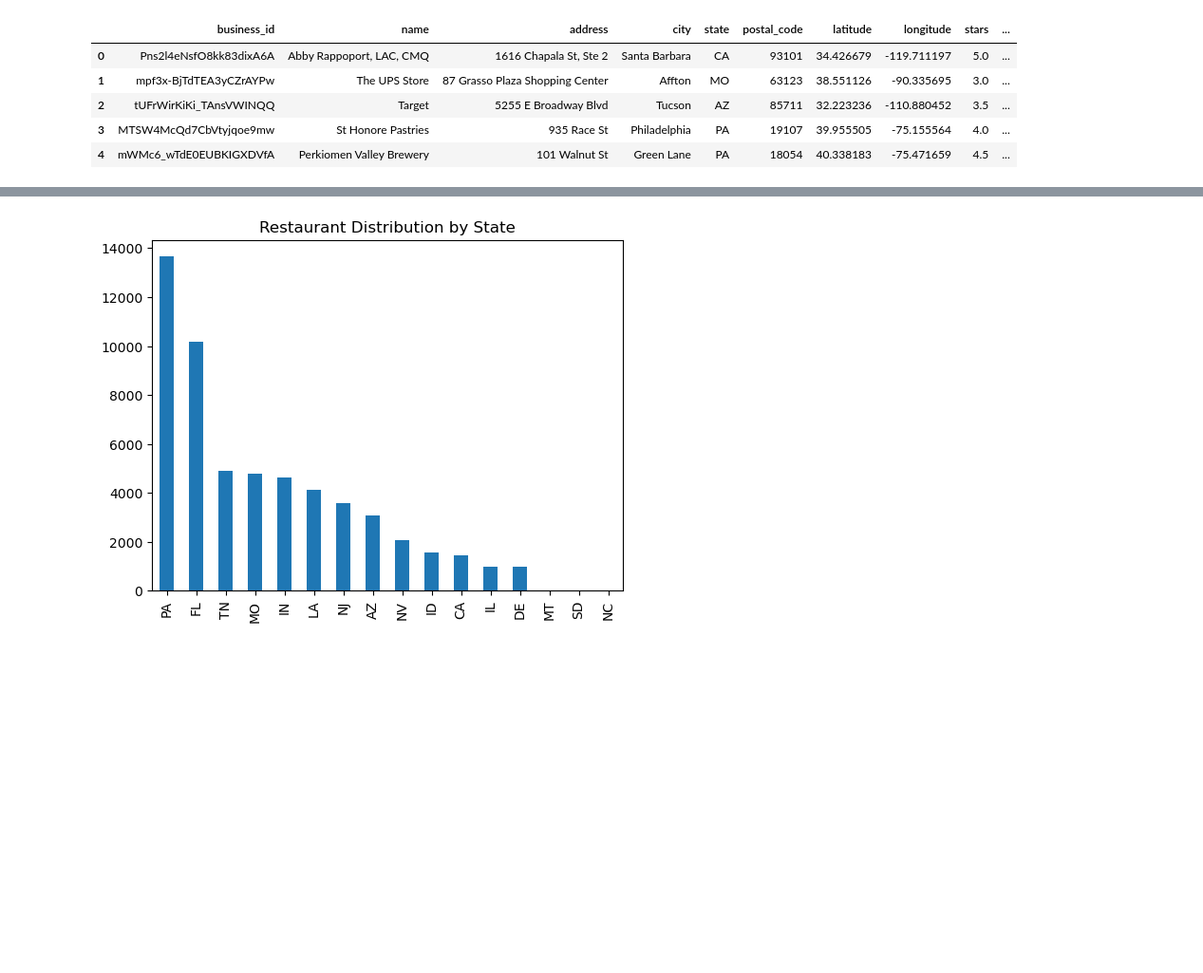
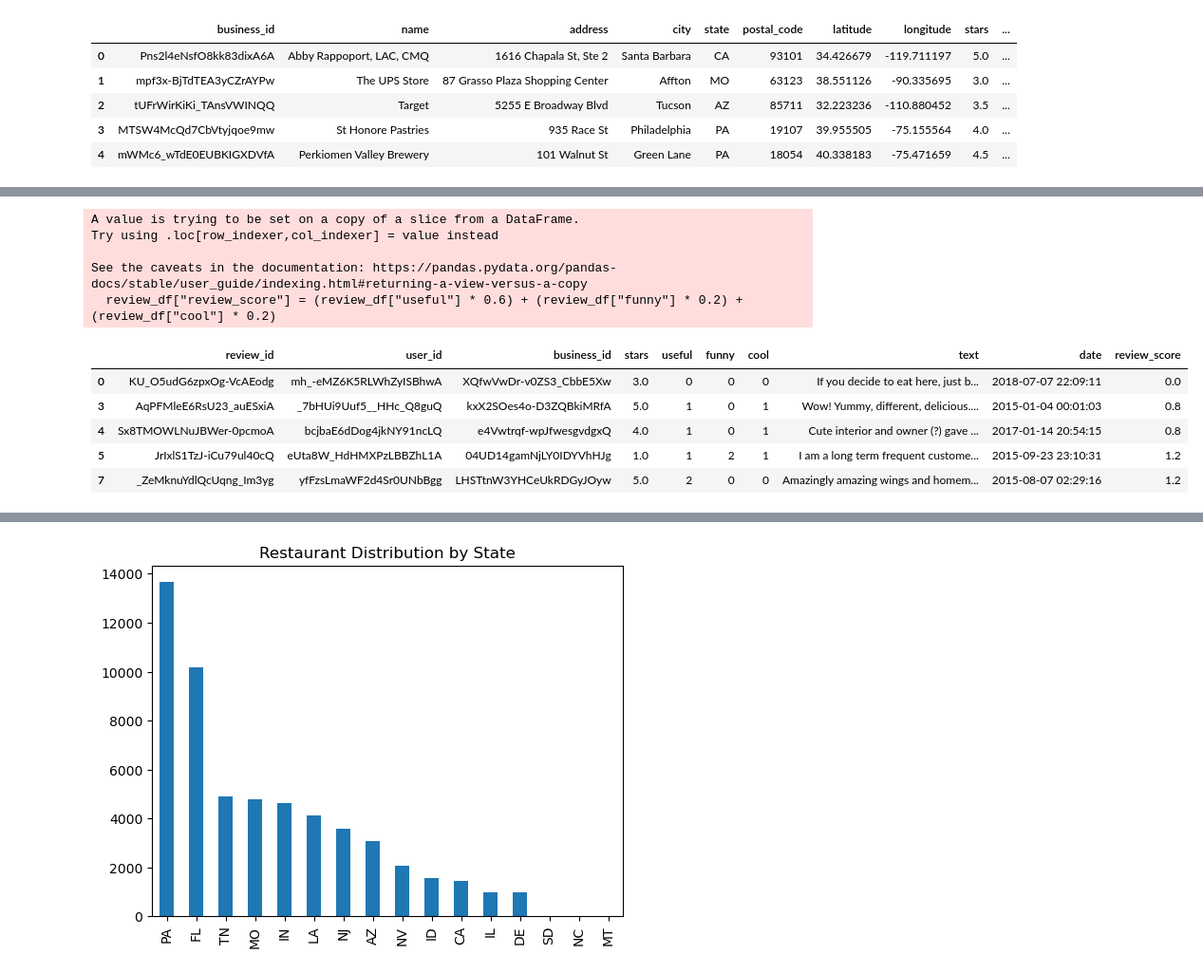
Before and after one commit to HongyuMu/Restaurant-Recommendation-Engine, a Jupyter notebook: Data Related/Yelp_Data.ipynb, the cells around one changed output, grey strips where cells are left out. Shown: that part at 95% size. Saved outputs shown, nothing was run; the diff lists cells and outputs as text; code cells hidden in the pictures; blank space fills up the shorter version.

```diff
--- a/Data Related/Yelp_Data.ipynb
+++ b/Data Related/Yelp_Data.ipynb
@@ -182,0 +177,4 @@ business_df_cleaned.head()
+# %%
+restaurant_ids = set(business_df_cleaned["business_id"])
+review_df = review_df[review_df["business_id"].isin(restaurant_ids)]
+review_df.info()
@@ -183 +198,16 @@ business_df_cleaned.head()
+# %%
+review_df["review_score"] = (review_df["useful"] * 0.6) + (review_df["funny"] * 0.2) + (review_df["cool"] * 0.2)
+review_df.head()
+# %% [output]
+A value is trying to be set on a copy of a slice from a DataFrame.
+Try using .loc[row_indexer,col_indexer] = value instead
+
+See the caveats in the documentation: https://pandas.pydata.org/pandas-docs/stable/user_guide/indexing.html#returning-a-view-versus-a-copy
+  review_df["review_score"] = (review_df["useful"] * 0.6) + (review_df["funny"] * 0.2) + (review_df["cool"] * 0.2)
+|  | review_id | user_id | business_id | stars | useful | funny | cool | text | date | review_score |
+| 0 | KU_O5udG6zpxOg-VcAEodg | mh_-eMZ6K5RLWhZyISBhwA | XQfwVwDr-v0ZS3_CbbE5Xw | 3.0 | 0 | 0 | 0 | If you decide to eat here, just b... | 2018-07-07 22:09:11 | 0.0 |
+| 3 | AqPFMleE6RsU23_auESxiA | _7bHUi9Uuf5__HHc_Q8guQ | kxX2SOes4o-D3ZQBkiMRfA | 5.0 | 1 | 0 | 1 | Wow! Yummy, different, delicious.... | 2015-01-04 00:01:03 | 0.8 |
+| 4 | Sx8TMOWLNuJBWer-0pcmoA | bcjbaE6dDog4jkNY91ncLQ | e4Vwtrqf-wpJfwesgvdgxQ | 4.0 | 1 | 0 | 1 | Cute interior and owner (?) gave ... | 2017-01-14 20:54:15 | 0.8 |
+| 5 | JrIxlS1TzJ-iCu79ul40cQ | eUta8W_HdHMXPzLBBZhL1A | 04UD14gamNjLY0IDYVhHJg | 1.0 | 1 | 2 | 1 | I am a long term frequent custome... | 2015-09-23 23:10:31 | 1.2 |
+| 7 | _ZeMknuYdlQcUqng_Im3yg | yfFzsLmaWF2d4Sr0UNbBgg | LHSTtnW3YHCeUkRDGyJOyw | 5.0 | 2 | 0 | 0 | Amazingly amazing wings and homem... | 2015-08-07 02:29:16 | 1.2 |
 # %%
```
Also changed, not shown: parts of 18 cells of this notebook, 1 other file.
